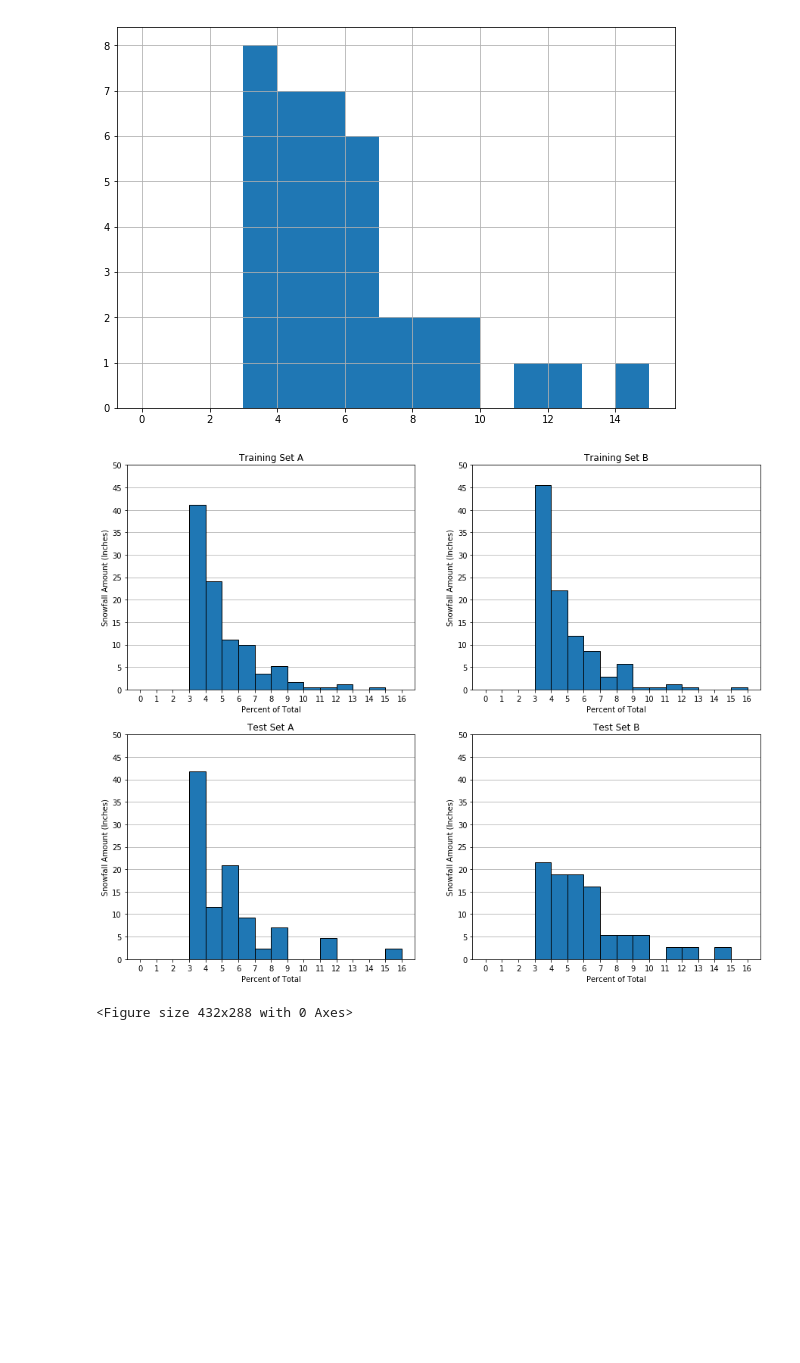
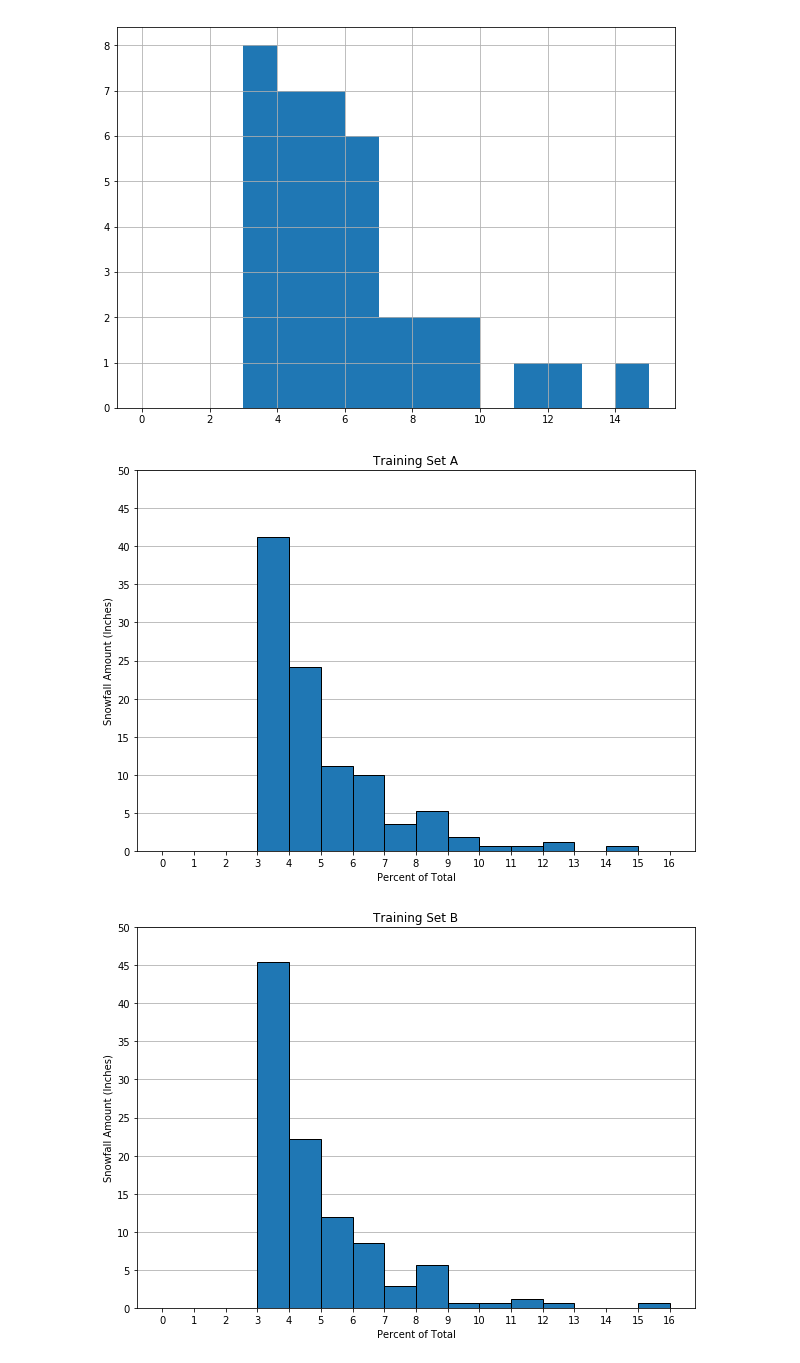
Before and after one commit to dustinrapp/Capstone_Springboard_Intermediate_Python, a Jupyter notebook: Projects/4_Snowfall_Event_Stats.ipynb, the cells around one changed output. Saved outputs shown, nothing was run; the diff lists cells and outputs as text; code cells hidden in the pictures; blank space fills up the shorter version.

Commit message:
added draft summary statistic bar plots of  OLS runs

```diff
--- a/Projects/4_Snowfall_Event_Stats.ipynb
+++ b/Projects/4_Snowfall_Event_Stats.ipynb
@@ -279,23 +279,26 @@ Name: CMtnSNTL_Upcoming12hrSNOWFALL_gte3_in, dtype: float64
 # %%
 years = [all_yrs_tt, train_yrs_tt_A, train_yrs_tt_B, test_yrs_tt_A, test_yrs_tt_B]
 year_lbls = ['All', 'Training Set A', 'Training Set B', 'Test Set A', 'Test Set B',]
-fig = plt.figure(figsize=(15,12))
+
 for k in np.arange(1, len(years),1):
-  ax = plt.subplot(2,2, k)
+  fig = plt.figure(figsize=(10,7))
+  ax = plt.subplot(1,1,1)
   weights = np.ones_like(test_train_df['CMtnSNTL_Upcoming12hrSNOWFALL_gte3_in'][years[k]])/float(len(test_train_df['CMtnSNTL_Upcoming12hrSNOWFALL_gte3_in'][years[k]]))
   plt.hist(test_train_df['CMtnSNTL_Upcoming12hrSNOWFALL_gte3_in'][years[k]], histtype = 'bar', weights=weights*100, \
            bins = np.arange(0,17,1), align = 'mid', edgecolor = 'black')
   plt.xticks(np.arange(0,17,1))
   plt.xlabel('Percent of Total')
   plt.ylabel('Snowfall Amount (Inches)' )
   plt.ylim(0,50)
   plt.yticks(np.arange(0,55,5))
   ax.set_axisbelow(True)
   plt.grid(True, axis = 'y')
+
+  plt.savefig('C:/Users/RAPP/Documents/Capstone/Report/figs/snowfall_histogram_'+ year_lbls[k] + '.png', bbox_inches='tight')
+
   plt.title(year_lbls[k])
-plt.show()
-plt.savefig('C:/Users/RAPP/Documents/Capstone/Report/figs/snowfall_histogram.png', bbox_inches='tight')
+  plt.show()
 #ax.set_yticklabels(np.arange(0,50,10), fontsize = 14)
 # %% [output]
-[figure, old version]
+[figure, new version]
-<Figure size 432x288 with 0 Axes>
+[figure, added]
```
Also changed, not shown: parts of 4 cells of this notebook.
